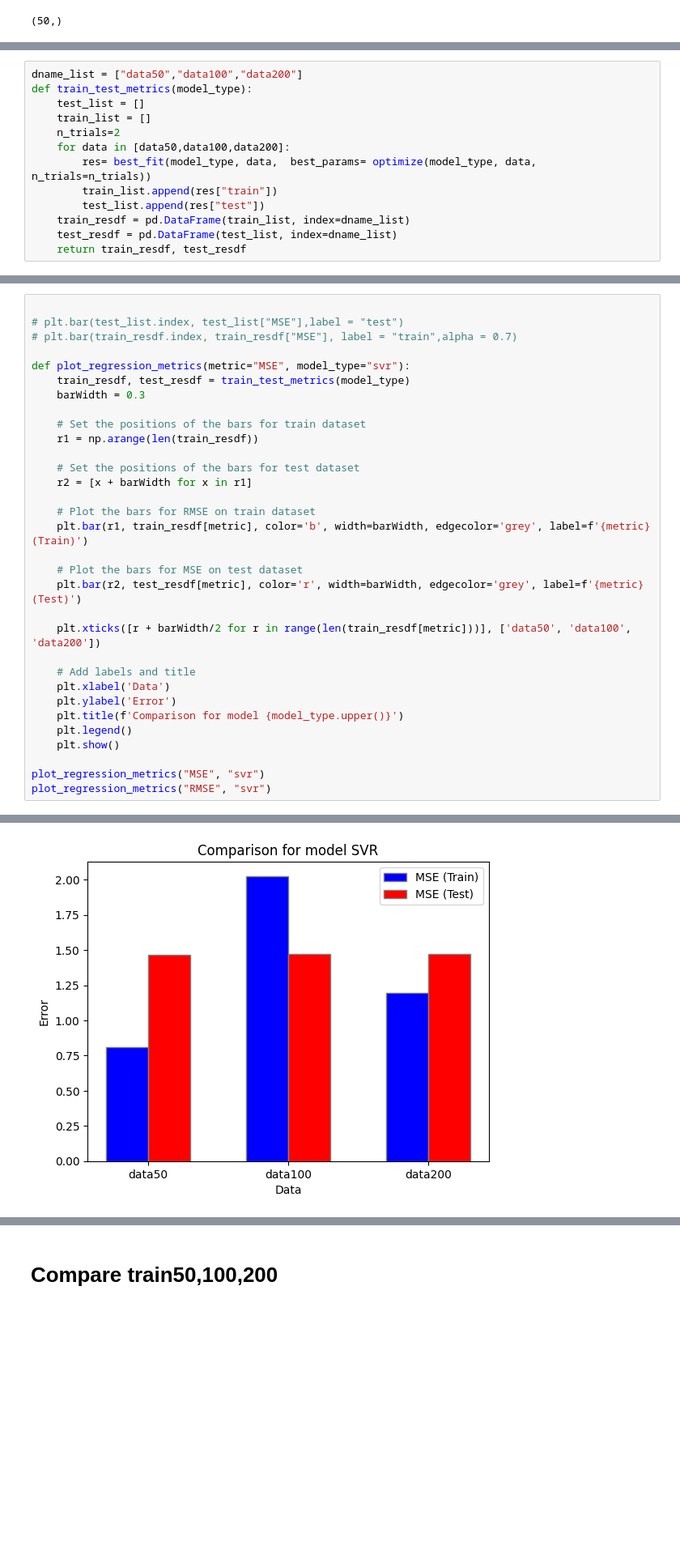
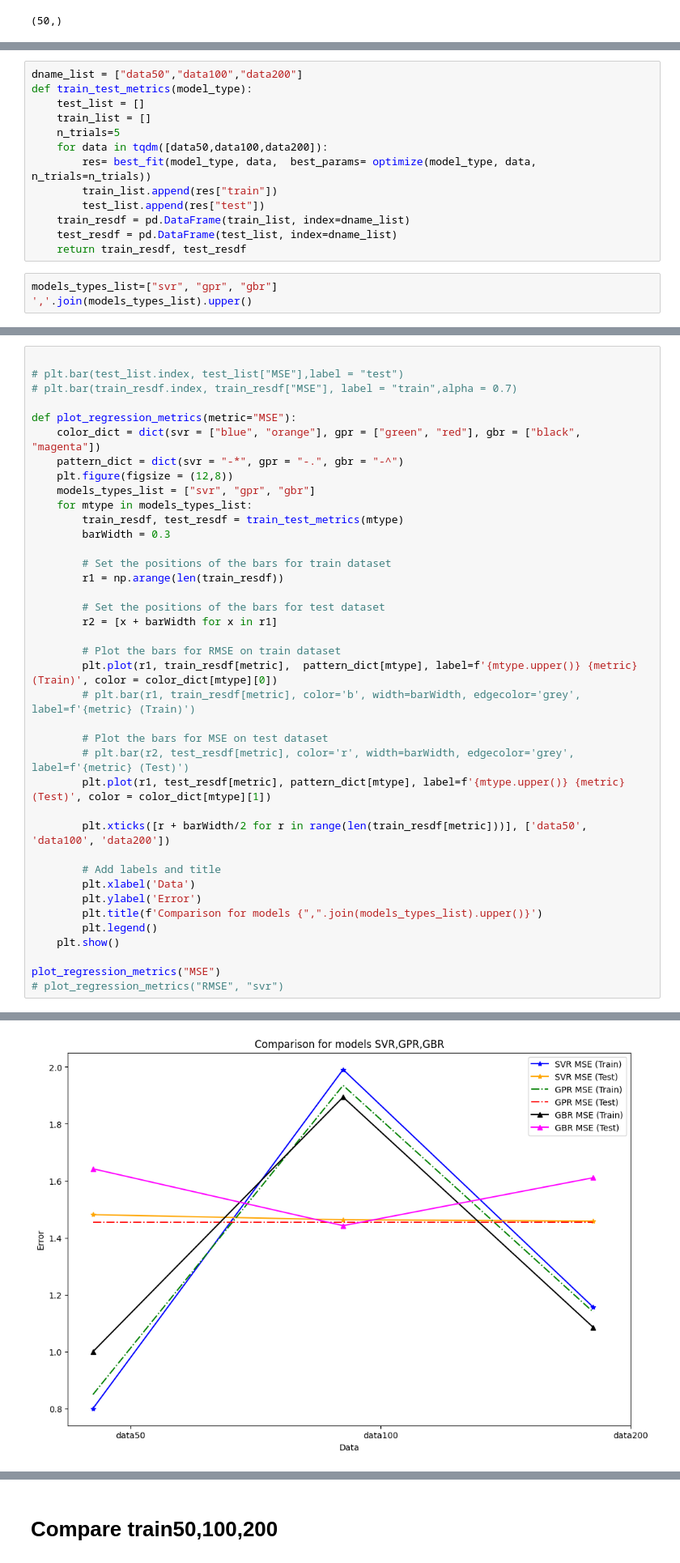
Before and after one commit to ernygati/masters_thesis_blockchain, a Jupyter notebook: diploma-optimal-blockchain.ipynb, the cells around one changed output, grey strips where cells are left out. Shown at 81% size. Cells and saved outputs as stored; diff of their text form; blank space fills up the shorter version.

```diff
--- a/diploma-optimal-blockchain.ipynb
+++ b/diploma-optimal-blockchain.ipynb
@@ -302,11 +319,14 @@ dname_list = ["data50","data100","data200"]
 def train_test_metrics(model_type):
     test_list = []
     train_list = []
-    n_trials=2
-    for data in [data50,data100,data200]:
+    n_trials=5
+    for data in tqdm([data50,data100,data200]):
         res= best_fit(model_type, data,  best_params= optimize(model_type, data, n_trials=n_trials))
         train_list.append(res["train"])
         test_list.append(res["test"])
     train_resdf = pd.DataFrame(train_list, index=dname_list)
     test_resdf = pd.DataFrame(test_list, index=dname_list)
     return train_resdf, test_resdf
+# %%
+models_types_list=["svr", "gpr", "gbr"]
+','.join(models_types_list).upper()
@@ -315,31 +337,38 @@ def train_test_metrics(model_type):
 # plt.bar(test_list.index, test_list["MSE"],label = "test")
 # plt.bar(train_resdf.index, train_resdf["MSE"], label = "train",alpha = 0.7)
 
-def plot_regression_metrics(metric="MSE", model_type="svr"):
-    train_resdf, test_resdf = train_test_metrics(model_type)
-    barWidth = 0.3
+def plot_regression_metrics(metric="MSE"):
+    color_dict = dict(svr = ["blue", "orange"], gpr = ["green", "red"], gbr = ["black", "magenta"])
+    pattern_dict = dict(svr = "-*", gpr = "-.", gbr = "-^")
+    plt.figure(figsize = (12,8))
+    models_types_list = ["svr", "gpr", "gbr"]
+    for mtype in models_types_list:
+        train_resdf, test_resdf = train_test_metrics(mtype)
+        barWidth = 0.3
 
-    # Set the positions of the bars for train dataset
-    r1 = np.arange(len(train_resdf))
+        # Set the positions of the bars for train dataset
+        r1 = np.arange(len(train_resdf))
 
-    # Set the positions of the bars for test dataset
-    r2 = [x + barWidth for x in r1]
+        # Set the positions of the bars for test dataset
+        r2 = [x + barWidth for x in r1]
 
-    # Plot the bars for RMSE on train dataset
-    plt.bar(r1, train_resdf[metric], color='b', width=barWidth, edgecolor='grey', label=f'{metric} (Train)')
+        # Plot the bars for RMSE on train dataset
+        plt.plot(r1, train_resdf[metric],  pattern_dict[mtype], label=f'{mtype.upper()} {metric} (Train)', color = color_dict[mtype][0])
+        # plt.bar(r1, train_resdf[metric], color='b', width=barWidth, edgecolor='grey', label=f'{metric} (Train)')
 
-    # Plot the bars for MSE on test dataset
-    plt.bar(r2, test_resdf[metric], color='r', width=barWidth, edgecolor='grey', label=f'{metric} (Test)')
+        # Plot the bars for MSE on test dataset
+        # plt.bar(r2, test_resdf[metric], color='r', width=barWidth, edgecolor='grey', label=f'{metric} (Test)')
+        plt.plot(r1, test_resdf[metric], pattern_dict[mtype], label=f'{mtype.upper()} {metric} (Test)', color = color_dict[mtype][1])
 
-    plt.xticks([r + barWidth/2 for r in range(len(train_resdf[metric]))], ['data50', 'data100', 'data200'])
+        plt.xticks([r + barWidth/2 for r in range(len(train_resdf[metric]))], ['data50', 'data100', 'data200'])
 
-    # Add labels and title
-    plt.xlabel('Data')
-    plt.ylabel('Error')
-    plt.title(f'Comparison for model {model_type.upper()}')
-    plt.legend()
+        # Add labels and title
+        plt.xlabel('Data')
+        plt.ylabel('Error')
+        plt.title(f'Comparison for models {",".join(models_types_list).upper()}')
+        plt.legend()
     plt.show()
 
-plot_regression_metrics("MSE", "svr")
-plot_regression_metrics("RMSE", "svr")
+plot_regression_metrics("MSE")
+# plot_regression_metrics("RMSE", "svr")
 # %% [output]
@@ -354 +375 @@ Best svr MSE (test): 1.469908103505554, RMSE: 1.1959531473159029
-[figure, old version]
+[figure, new version]
```
Also changed, not shown: parts of 12 cells of this notebook.
